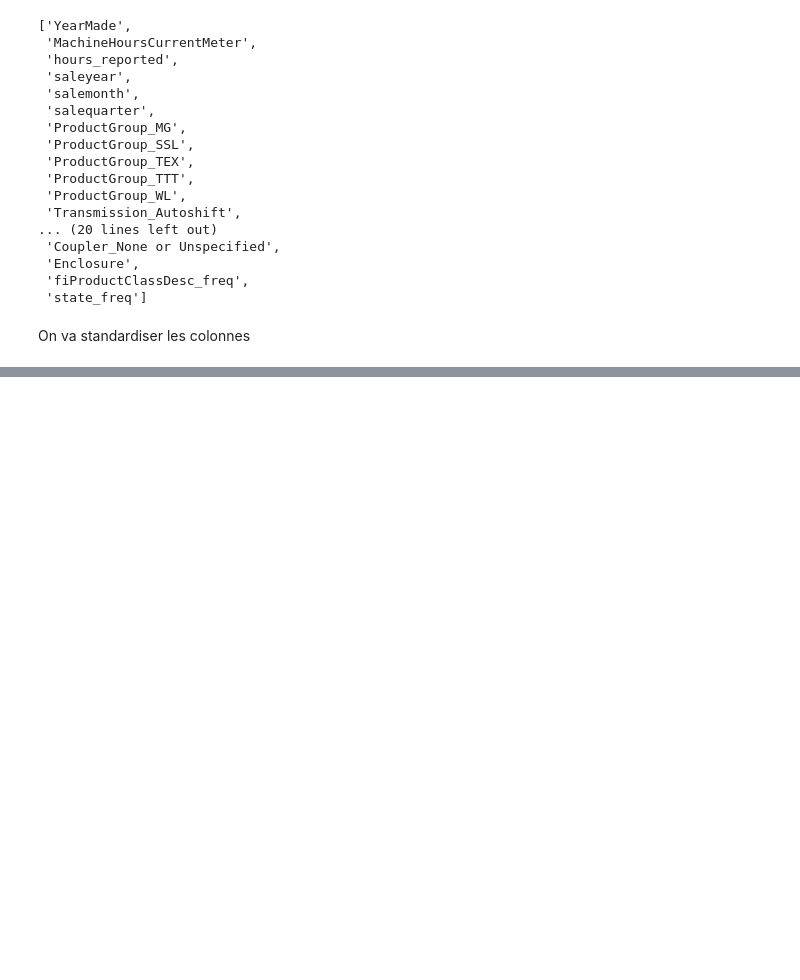
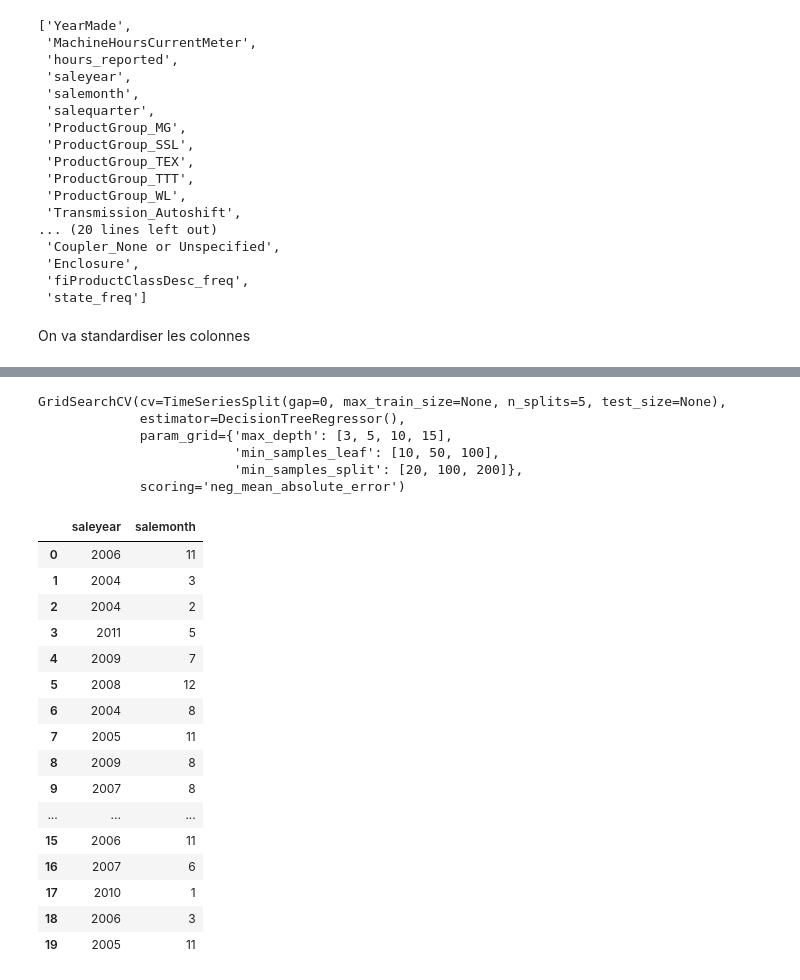
Before and after one commit to AbramLakhvinder/asset-valuation-project, a Jupyter notebook: notebooks/02_preparation_modeling.ipynb, the cells around one changed output, grey strips where cells are left out. Saved outputs shown, nothing was run; the diff lists cells and outputs as text; code cells hidden in the pictures; blank space fills up the shorter version.

Commit message:
feat(modeling): arbre de decision optimise (MAE test 9192), tri chronologique corrige et point de sauvegarde pre-encodage

```diff
--- a/notebooks/02_preparation_modeling.ipynb
+++ b/notebooks/02_preparation_modeling.ipynb
@@ -424,0 +505,10 @@ X_train[Colonne_a_standardiser].describe()
+# %%
+colonnes_a_encoder_arbre = ["fiProductClassDesc", "state", "ProductGroup", "Enclosure", "Forks", "Ride_Control", "Transmission", "Hydraulics", "Coupler"]
+# %%
+encodeur_ordinal = OrdinalEncoder(handle_unknown='use_encoded_value', unknown_value=-1, encoded_missing_value=-1)
+resultat_ordinal_train = encodeur_ordinal.fit_transform(X_train_arbre[colonnes_a_encoder_arbre])
+noms_colonnes_ordinal_train= encodeur_ordinal.get_feature_names_out()
+df_ordinal_train = pd.DataFrame(resultat_ordinal_train, columns=noms_colonnes_ordinal_train, index=X_train_arbre.index)
+X_train_arbre = X_train_arbre.drop(columns=colonnes_a_encoder_arbre)
+X_train_arbre = pd.concat([X_train_arbre, df_ordinal_train], axis=1)
+X_train_arbre.shape
@@ -424,0 +528,9 @@ X_train[Colonne_a_standardiser].describe()
+# %%
+decisiontree = DecisionTreeRegressor()
+decisiontree.fit(X_train_arbre, y_train)
+y_pred_train_tree = decisiontree.predict(X_train_arbre)
+y_pred_test_tree = decisiontree.predict(X_test_arbre)
+mae_train_tree = mean_absolute_error(y_train,y_pred_train_tree)
+mae_test_tree = mean_absolute_error(y_test,y_pred_test_tree)
+print(f"Arbre de décision MAE Train : {mae_train_tree:.2f}")
+print(f"Arbre de décision MAE Test  : {mae_test_tree:.2f}")
@@ -424,0 +550,43 @@ X_train[Colonne_a_standardiser].describe()
+# %%
+param_grid = {
+    "max_depth": [3, 5, 10, 15],
+    "min_samples_leaf": [10, 50, 100],
+    "min_samples_split": [20, 100, 200]
+}
+tscv = TimeSeriesSplit(n_splits=5)
+
+grid_search = GridSearchCV(
+    estimator=DecisionTreeRegressor(),
+    param_grid=param_grid,
+    cv=tscv,
+    scoring="neg_mean_absolute_error"
+)
+
+grid_search.fit(X_train_arbre, y_train)
+# %% [output]
+GridSearchCV(cv=TimeSeriesSplit(gap=0, max_train_size=None, n_splits=5, test_size=None),
+             estimator=DecisionTreeRegressor(),
+             param_grid={'max_depth': [3, 5, 10, 15],
+                         'min_samples_leaf': [10, 50, 100],
+                         'min_samples_split': [20, 100, 200]},
+             scoring='neg_mean_absolute_error')
+# %%
+X_train_arbre[["saleyear", "salemonth"]].head(20)
+# %% [output]
+|  | saleyear | salemonth |
+| 0 | 2006 | 11 |
+| 1 | 2004 | 3 |
+| 2 | 2004 | 2 |
+| 3 | 2011 | 5 |
+| 4 | 2009 | 7 |
+| 5 | 2008 | 12 |
+| 6 | 2004 | 8 |
+| 7 | 2005 | 11 |
+| 8 | 2009 | 8 |
+| 9 | 2007 | 8 |
+| ... | ... | ... |
+| 15 | 2006 | 11 |
+| 16 | 2007 | 6 |
+| 17 | 2010 | 1 |
+| 18 | 2006 | 3 |
+| 19 | 2005 | 11 |
```
Also changed, not shown: parts of 15 cells of this notebook, 1 other file.
